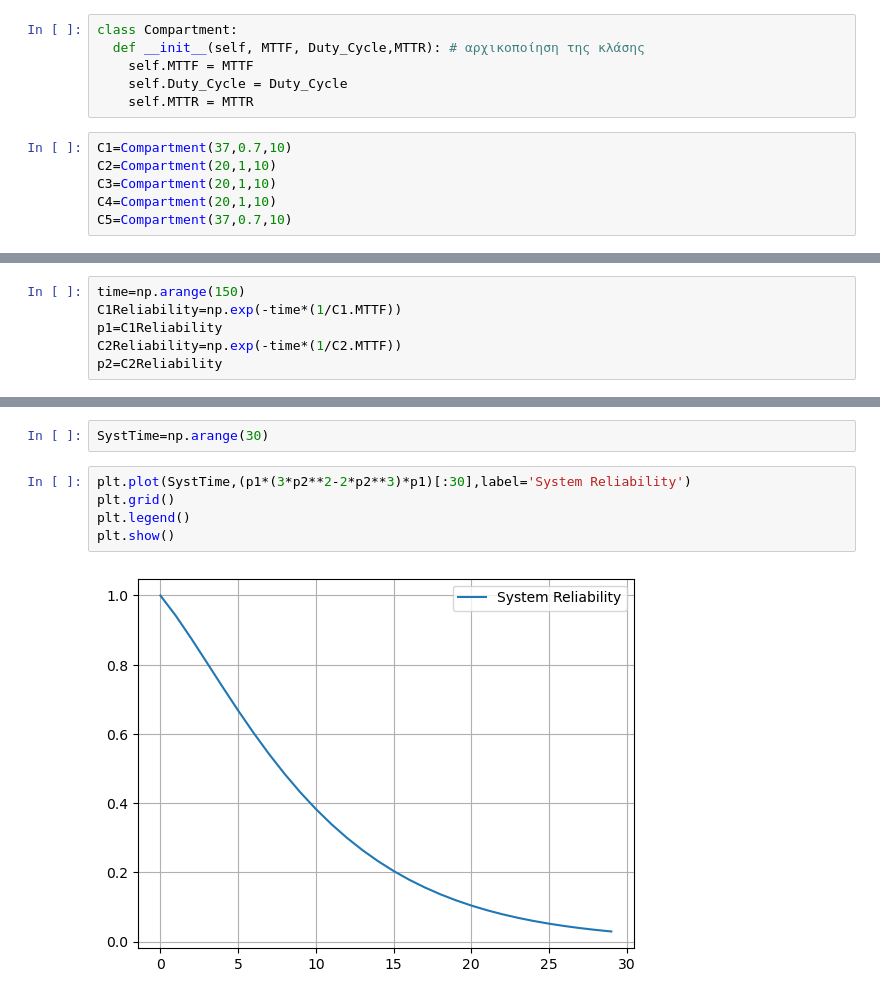
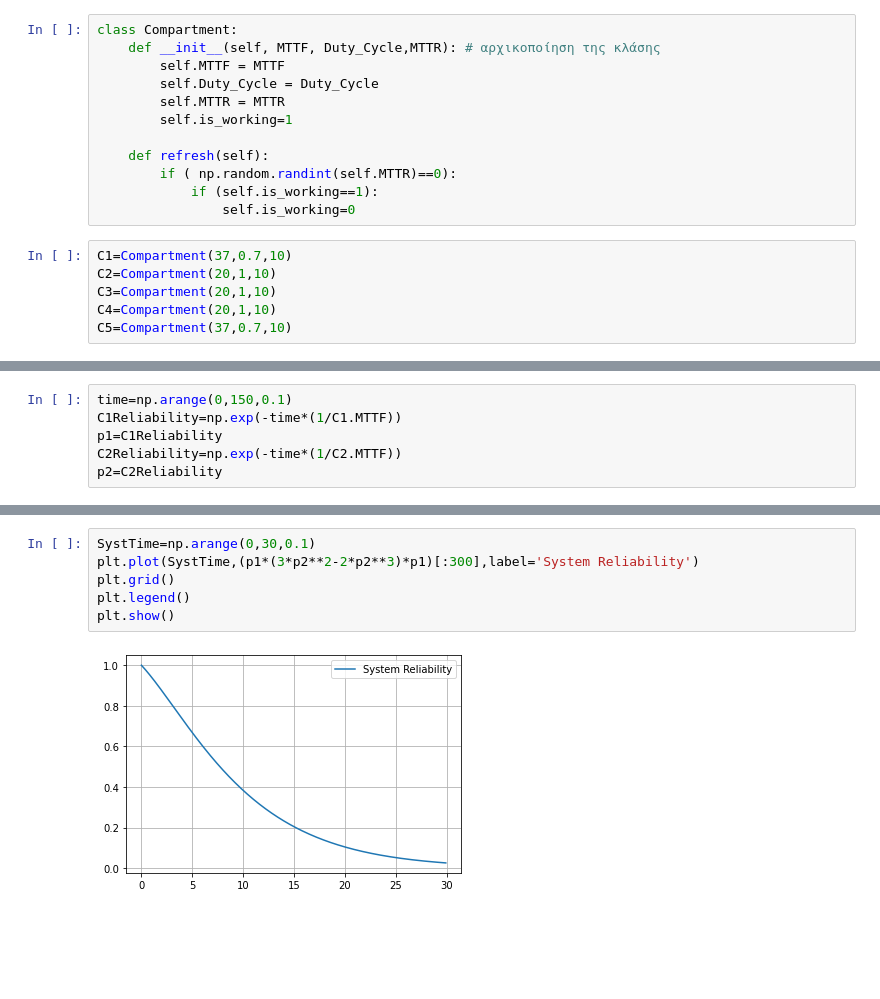
Before and after one commit to sakkevan/reliability2022, a Jupyter notebook: relia.ipynb, the cells around one changed output, grey strips where cells are left out. Drawn from its saved outputs; the diff is of its cells as text; blank space fills up the shorter version.

```diff
--- a/relia.ipynb
+++ b/relia.ipynb
@@ -5,10 +5,16 @@ import matplotlib.pyplot as plt
 #np.random.choice([0,1], p=[1/37,36/37], size=(150))
 # %%
 class Compartment:
-  def __init__(self, MTTF, Duty_Cycle,MTTR): # αρχικοποίηση της κλάσης
-    self.MTTF = MTTF
-    self.Duty_Cycle = Duty_Cycle
-    self.MTTR = MTTR
+    def __init__(self, MTTF, Duty_Cycle,MTTR): # αρχικοποίηση της κλάσης
+        self.MTTF = MTTF
+        self.Duty_Cycle = Duty_Cycle
+        self.MTTR = MTTR
+        self.is_working=1
+
+    def refresh(self):
+        if ( np.random.randint(self.MTTR)==0):
+            if (self.is_working==1):
+                self.is_working=0
 # %%
 C1=Compartment(37,0.7,10)
 C2=Compartment(20,1,10)
@@ -21,5 +24,5 @@ Tsyst=30
 # %%
-time=np.arange(150)
+time=np.arange(0,150,0.1)
 C1Reliability=np.exp(-time*(1/C1.MTTF))
 p1=C1Reliability
 C2Reliability=np.exp(-time*(1/C2.MTTF))
@@ -47,12 +50,11 @@ plt.show()
-# %%
-SystTime=np.arange(30)
 # %%
-plt.plot(SystTime,(p1*(3*p2**2-2*p2**3)*p1)[:30],label='System Reliability')
+SystTime=np.arange(0,30,0.1)
+plt.plot(SystTime,(p1*(3*p2**2-2*p2**3)*p1)[:300],label='System Reliability')
 plt.grid()
 plt.legend()
 plt.show()
 # %% [output]
-[figure, old version]
+[figure, new version]
 # %%
 index=np.zeros(1000)
 for j in range(0,1000):
```
Also changed, not shown: parts of 9 cells of this notebook.
